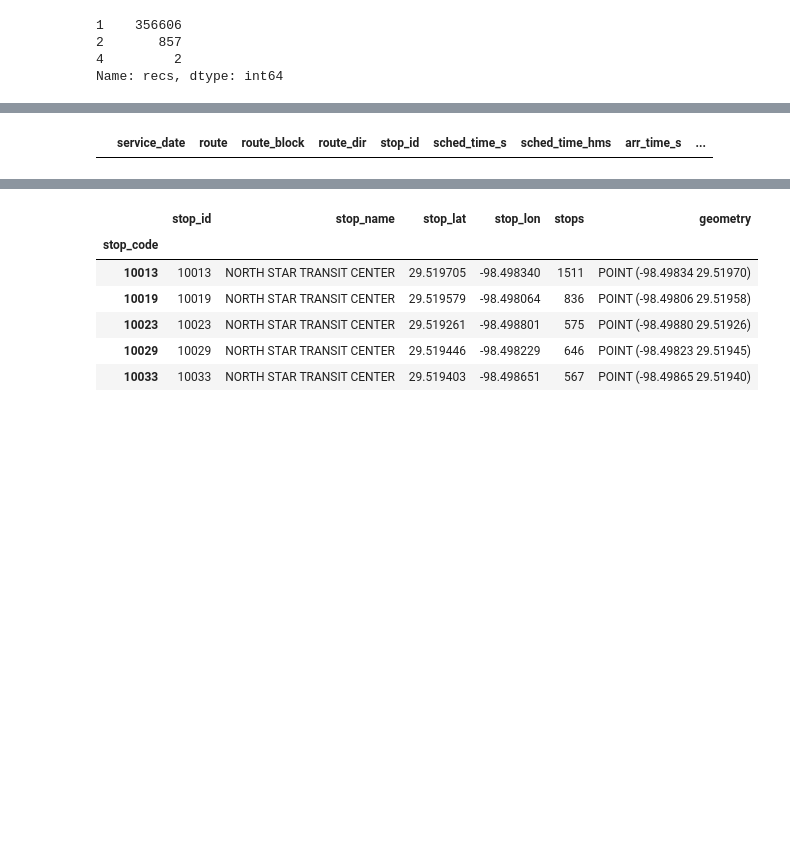
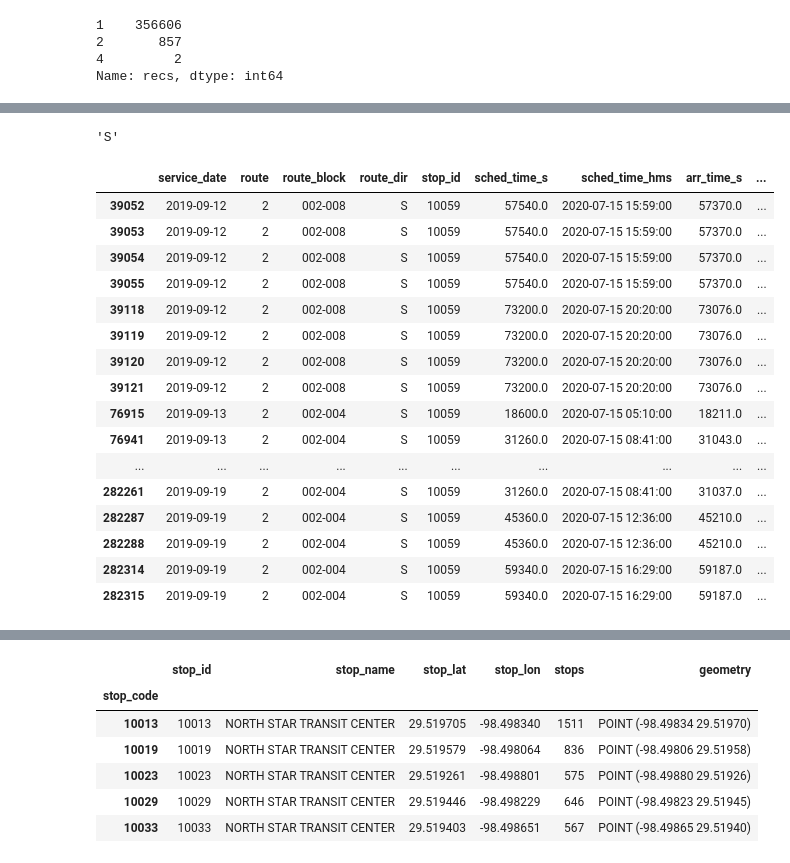
Before and after one commit to get-on-the-bus/via-project, a Jupyter notebook: kevin/geocoding_stops_and_blocks.ipynb, the cells around one changed output, grey strips where cells are left out. Cells and saved outputs as stored; diff of their text form; code cells hidden in the pictures; blank space fills up the shorter version.

```diff
--- a/kevin/geocoding_stops_and_blocks.ipynb
+++ b/kevin/geocoding_stops_and_blocks.ipynb
@@ -309,6 +309,8 @@ def wrangle_adherence(source_file):
     df_adh = pd.read_csv(source_file).rename(columns=via_rename)
     df_adh.route_dir = df_adh.route_dir.str.slice(0,1)
     df_adh.vehicle_id = df_adh.vehicle_id.apply(str)
+    df_adh.vehicle_id = df_adh.vehicle_id.apply(lambda x: x.replace('.0',''))
+
     # print('Check F1: df_adh')
     # print(df_adh.info())
 
@@ -318,7 +320,7 @@ def wrangle_adherence(source_file):
     # print(gdf_stops.info())
 
     df_adh = df_adh.drop(columns=adherence_stops_drops)
-    # df_adh = retype_dataframe(df_adh, gotb_datatype)
+    df_adh = retype_dataframe(df_adh, gotb_datatype)
 
     # print('\nCheck F3: df_adh')
     # print(df_adh.info())
@@ -383,12 +385,21 @@ Index(['service_date', 'route', 'route_block', 'route_dir', 'stop_id',
        'dep_time_s', 'dep_time_hms', 'odometer', 'vehicle_id'],
       dtype='object')
 # %%
-adherence_routes_cols = ['service_date','vehicle_id','route','sched_time_hms','route_block','route_dir','stop_id']
-adh_routes = df_adherence[adherence_routes_cols]
+adh_routes_group_cols = ['service_date','vehicle_id','route','sched_time_s','route_block','route_dir','stop_id']
+adh_routes_data_cols = ['arr_time_s', 'dep_time_s', 'odometer']
+adh_routes = df_adherence[adh_routes_group_cols + adh_routes_data_cols]
+adh_routes['arr_odometer'] = adh_routes.odometer
+adh_routes['dep_odometer'] = adh_routes.odometer
 adh_routes['recs'] = 1
-adh_routes = adh_routes.groupby(adherence_routes_cols).agg({'recs':['count']}).reset_index()
+adh_routes = adh_routes.groupby(adh_routes_group_cols).agg({'recs':['count'], 'arr_time_s':['min'],'dep_time_s':['max'],'arr_odometer':['min'],'dep_odometer':['max']}).reset_index()
 adh_routes.columns = [col[0] for col in adh_routes.columns]
-# adh_routes = retype_dataframe(adh_routes, gotb_datatype)
+adh_routes = retype_dataframe(adh_routes, gotb_datatype)
+adh_routes['sched_time_hms'] = adh_routes.service_date + pd.to_timedelta(adh_routes.sched_time_s,'sec')
+adh_routes['arr_time_hms'] = adh_routes.service_date + pd.to_timedelta(adh_routes.arr_time_s,'sec')
+adh_routes['dep_time_hms'] = adh_routes.service_date + pd.to_timedelta(adh_routes.dep_time_s,'sec')
+adh_routes['time_stopped'] = adh_routes.dep_time_s - adh_routes.arr_time_s
+adh_routes['time_missed'] = adh_routes.dep_time_s - adh_routes.sched_time_s
+adh_routes.drop(columns=['sched_time_s', 'arr_time_s', 'dep_time_s'], inplace=True)
 adh_routes.info()
 # %% [output]
 <class 'pandas.core.frame.DataFrame'>
@@ -449,0 +455,3 @@ adh_routes[adh_routes.recs>2].head(1000)
+# %%
+check_mult = adh_routes[adh_routes.recs>2].iloc[0]
+check_mult
@@ -450,4 +479,29 @@ adh_routes[adh_routes.recs>2].head(1000)
+# %%
+check_mult.route_dir
+# %% [output]
+'S'
 # %%
-df_adherence[(df_adherence.route == '2') & (df_adherence.vehicle_id == '500.0') & (df_adherence.stop_id == "10059") & (df_adherence.route_dir == 'S') ]
+df_adherence[
+    (df_adherence.route == check_mult.route) &
+    (df_adherence.vehicle_id == check_mult.vehicle_id) &
+    (df_adherence.stop_id == check_mult.stop_id) &
+    (df_adherence.route_dir == check_mult.route_dir)
+]
 # %% [output]
 |  | service_date | route | route_block | route_dir | stop_id | sched_time_s | sched_time_hms | arr_time_s | ... |
+| 39052 | 2019-09-12 | 2 | 002-008 | S | 10059 | 57540.0 | 2020-07-15 15:59:00 | 57370.0 | ... |
+| 39053 | 2019-09-12 | 2 | 002-008 | S | 10059 | 57540.0 | 2020-07-15 15:59:00 | 57370.0 | ... |
+| 39054 | 2019-09-12 | 2 | 002-008 | S | 10059 | 57540.0 | 2020-07-15 15:59:00 | 57370.0 | ... |
+| 39055 | 2019-09-12 | 2 | 002-008 | S | 10059 | 57540.0 | 2020-07-15 15:59:00 | 57370.0 | ... |
+| 39118 | 2019-09-12 | 2 | 002-008 | S | 10059 | 73200.0 | 2020-07-15 20:20:00 | 73076.0 | ... |
+| 39119 | 2019-09-12 | 2 | 002-008 | S | 10059 | 73200.0 | 2020-07-15 20:20:00 | 73076.0 | ... |
+| 39120 | 2019-09-12 | 2 | 002-008 | S | 10059 | 73200.0 | 2020-07-15 20:20:00 | 73076.0 | ... |
+| 39121 | 2019-09-12 | 2 | 002-008 | S | 10059 | 73200.0 | 2020-07-15 20:20:00 | 73076.0 | ... |
+| 76915 | 2019-09-13 | 2 | 002-004 | S | 10059 | 18600.0 | 2020-07-15 05:10:00 | 18211.0 | ... |
+| 76941 | 2019-09-13 | 2 | 002-004 | S | 10059 | 31260.0 | 2020-07-15 08:41:00 | 31043.0 | ... |
+| ... | ... | ... | ... | ... | ... | ... | ... | ... | ... |
+| 282261 | 2019-09-19 | 2 | 002-004 | S | 10059 | 31260.0 | 2020-07-15 08:41:00 | 31037.0 | ... |
+| 282287 | 2019-09-19 | 2 | 002-004 | S | 10059 | 45360.0 | 2020-07-15 12:36:00 | 45210.0 | ... |
+| 282288 | 2019-09-19 | 2 | 002-004 | S | 10059 | 45360.0 | 2020-07-15 12:36:00 | 45210.0 | ... |
+| 282314 | 2019-09-19 | 2 | 002-004 | S | 10059 | 59340.0 | 2020-07-15 16:29:00 | 59187.0 | ... |
+| 282315 | 2019-09-19 | 2 | 002-004 | S | 10059 | 59340.0 | 2020-07-15 16:29:00 | 59187.0 | ... |
```
Also changed, not shown: parts of 13 cells of this notebook, 1 other file.
